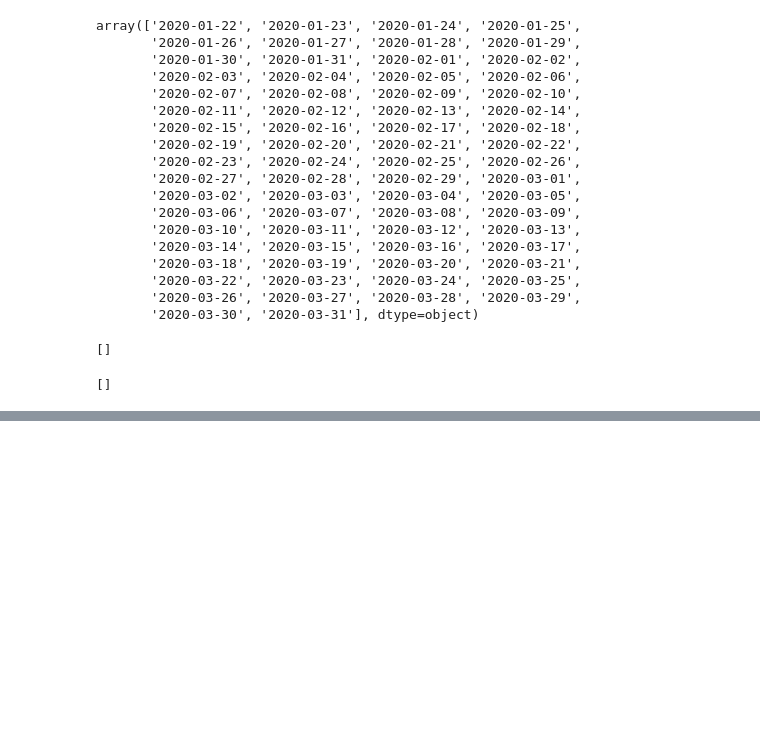
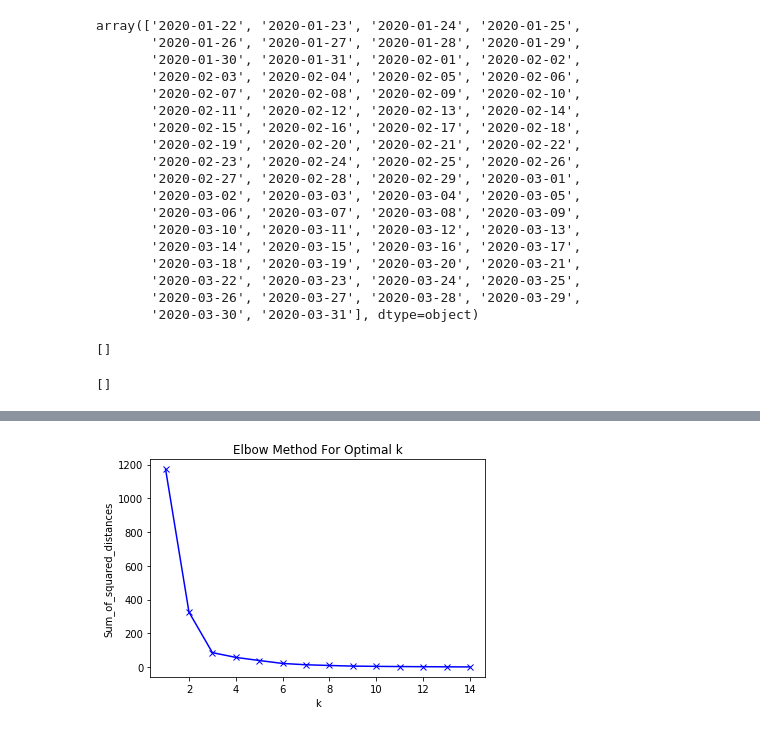
Before and after one commit to ankitnamdeo34/pyspark_hive_hadoop, a Jupyter notebook: covid_data.ipynb, the cells around one changed output, grey strips where cells are left out. Drawn from its saved outputs; the diff is of its cells as text; code cells hidden in the pictures; blank space fills up the shorter version.

```diff
--- a/covid_data.ipynb
+++ b/covid_data.ipynb
@@ -295,0 +422,12 @@ df2.sort_values(by=["fat_rank"])
+# %%
+df5 = df3.groupby(
+    ["Province_State"
+#      ,"Country_Region"
+    ]).agg(
+    {
+        "case_diff": "mean",
+        "fat_diff": "mean",
+        "ConfirmedCases": "max",
+        "Fatalities": "max"
+    }
+)
@@ -295,0 +478,3 @@ df2.sort_values(by=["fat_rank"])
+# %%
+data=df5
+data
@@ -295,0 +501,22 @@ df2.sort_values(by=["fat_rank"])
+# %%
+# dfTest[["ConfirmedCases","case_diff","Fatalities","fat_diff"]] = StandardScaler().fit_transform(
+#     dfTest[["ConfirmedCases","case_diff","Fatalities","fat_diff"]]
+# )
+mms = StandardScaler()
+mms.fit(data)
+data_transformed = mms.transform(data)
+# %%
+Sum_of_squared_distances = []
+K = range(1,15, 1)
+for k in K:
+    km = KMeans(n_clusters=k)
+    km = km.fit(data_transformed)
+    Sum_of_squared_distances.append(km.inertia_)
+# %%
+plt.plot(K, Sum_of_squared_distances, 'bx-')
+plt.xlabel('k')
+plt.ylabel('Sum_of_squared_distances')
+plt.title('Elbow Method For Optimal k')
+plt.show()
+# %% [output]
+[figure, added]
```
Also changed, not shown: parts of 36 cells of this notebook.
